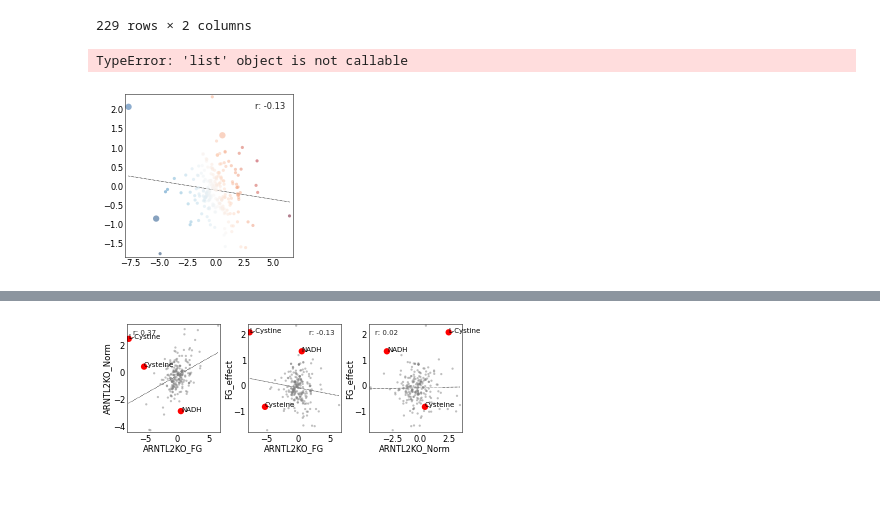
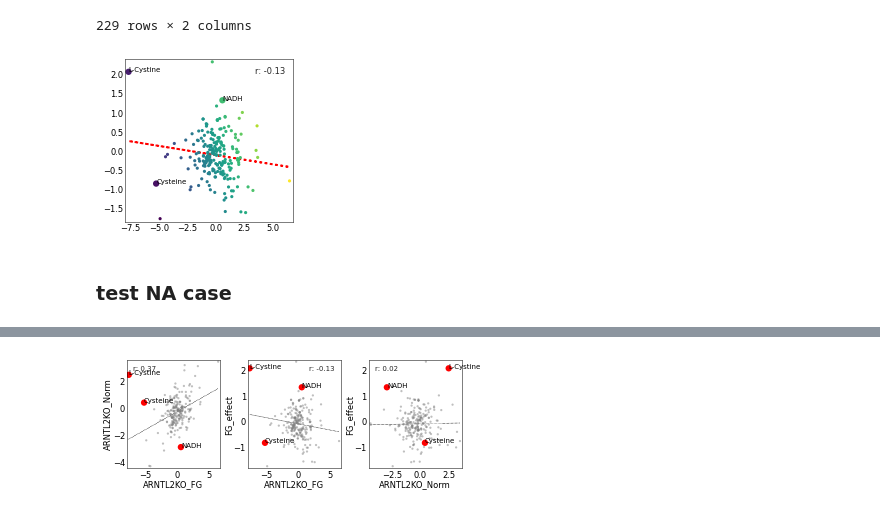
Before and after one commit to fossbert/Python_Packages, a Jupyter notebook: Dev_cbviz.ipynb, the cells around one changed output, grey strips where cells are left out. Saved outputs shown, nothing was run; the diff lists cells and outputs as text; code cells hidden in the pictures.

```diff
--- a/Dev_cbviz.ipynb
+++ b/Dev_cbviz.ipynb
@@ -117,18 +156,19 @@ from cbviz.cbviz.XYtools import XYview
 from adjustText import adjust_text
 # %%
 cond = df.index.isin(metabolites)
-xv = XYview(df, highlight=metabolites, pearson_label_kw={'fontsize':'small'}, s=np.where(cond, 40, 10), c=df.mean(1).values, cmap=plt.cm.RdBu_r)
+xv = XYview(df, highlight=metabolites, pearson_label_kw={'fontsize':'small'}, s=np.where(cond, 40, 10), c=df.mean(1).values, alpha=1)
 # %%
 plt.style.use('cviz')
 fig, ax = plt.subplots(figsize=(3,3))
 
 ax.scatter(xv.x, xv.y, **xv.scatter_kw)
-ax.add_artist(xv.get_reg_line())
+ax.add_artist(xv.get_reg_line(line_kw={'c':'r', 'lw':2}))
 ax.legend(*xv.get_pearson_label(), **xv.pearson_label_props)
 txts = [ax.text(*txt, fontsize='x-small') for txt in xv.label_dots()]
 # adjust_text(txts)
 
 fig.savefig('./test/Test-XYview.pdf')
 # %% [output]
-TypeError: 'list' object is not callable
-[figure, old version]
+[figure, new version]
+# %% [markdown]
+### test NA case
```
Also changed, not shown: parts of 18 cells of this notebook, 4 other files.
